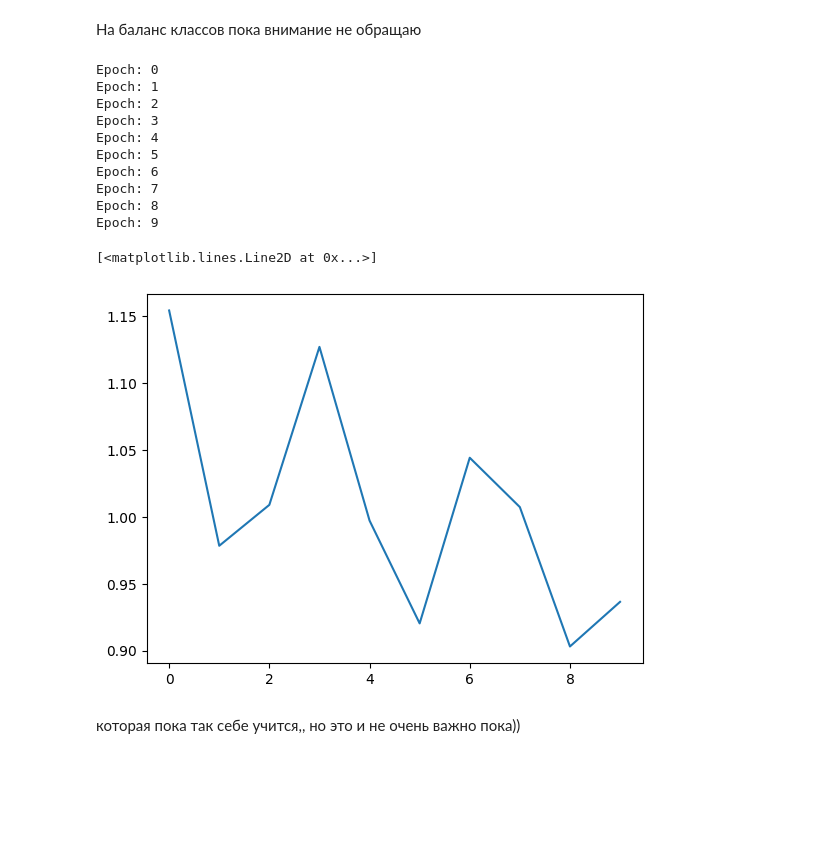
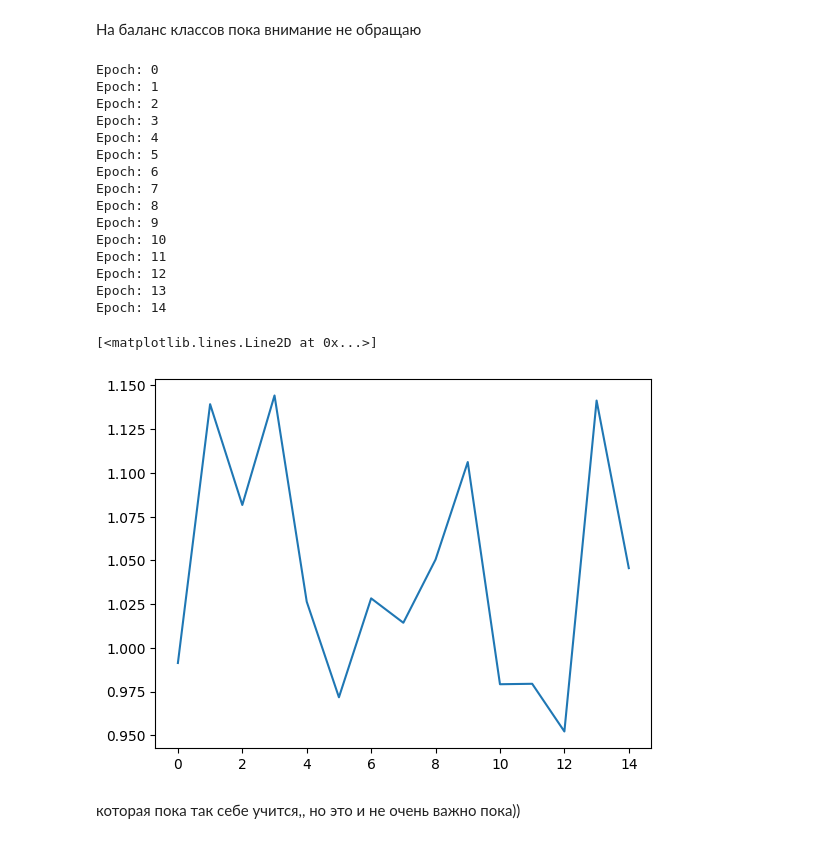
Before and after one commit to fedor-konovalenko/YPTeam_samolet, a Jupyter notebook: buildings.ipynb, the cells around one changed output. Cells and saved outputs as stored; diff of their text form; code cells hidden in the pictures; blank space fills up the shorter version.

```diff
--- a/buildings.ipynb
+++ b/buildings.ipynb
@@ -257,7 +257,7 @@ loss_v = nn.CrossEntropyLoss()
 optimizer = torch.optim.Adam(model.parameters(), lr=0.001)
 loss_graph = []
 
-n_epochs = 10
+n_epochs = 15
 for epoch in range(n_epochs):
     train_features, train_labels = next(iter(train_flow))
 
@@ -265,34 +265,39 @@ for epoch in range(n_epochs):
     loss = loss_t(y_pred, train_labels)
     optimizer.zero_grad()
     loss.backward()
     optimizer.step()
 
     CE = 0
     valid_features, valid_labels = next(iter(valid_flow))
 
     y_pred = model(valid_features)
     CE = loss_v(y_pred, valid_labels)
     loss_graph.append(CE.detach().numpy())
     probs = torch.sigmoid(y_pred)
     #pre = precision_score(valid_labels.detach().numpy(), y_pred.detach().numpy().round(), average='micro')
     #rec = recall_score(valid_labels.detach().numpy(), y_pred.detach().numpy().round(), average=None)
     #acc = accuracy_score(valid_labels.detach().numpy(), y_pred.detach().numpy().round())
 
     print(f'Epoch: {epoch}')# --- PRECISION {pre} --- RECALL {rec} --- ACCURACY {acc}')
 plt.plot(loss_graph)
 # %% [output]
 Epoch: 0
 Epoch: 1
 Epoch: 2
 Epoch: 3
 Epoch: 4
 Epoch: 5
 Epoch: 6
 Epoch: 7
 Epoch: 8
 Epoch: 9
+Epoch: 10
+Epoch: 11
+Epoch: 12
+Epoch: 13
+Epoch: 14
 [<matplotlib.lines.Line2D at 0x...>]
-[figure, old version]
+[figure, new version]
 # %% [markdown]
 которая пока так себе учится,, но это и не очень важно пока))
 # %% [markdown]
```
Also changed, not shown: parts of 6 cells of this notebook.
